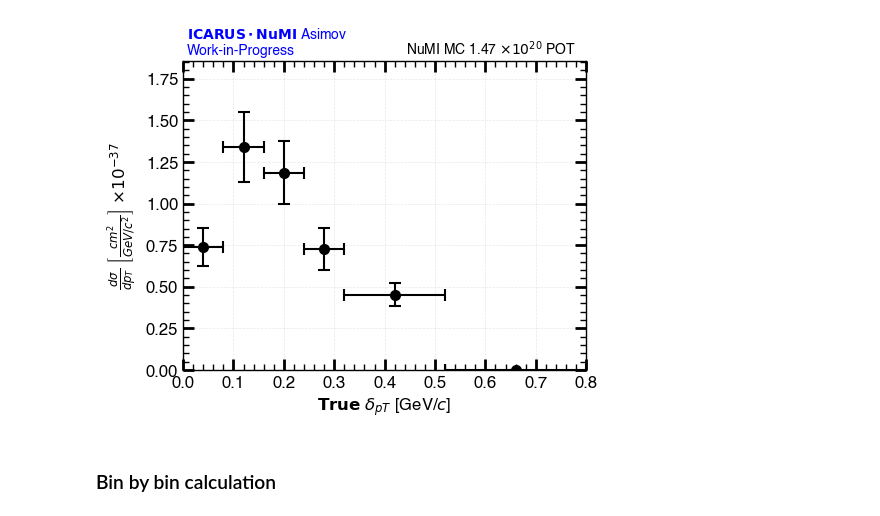
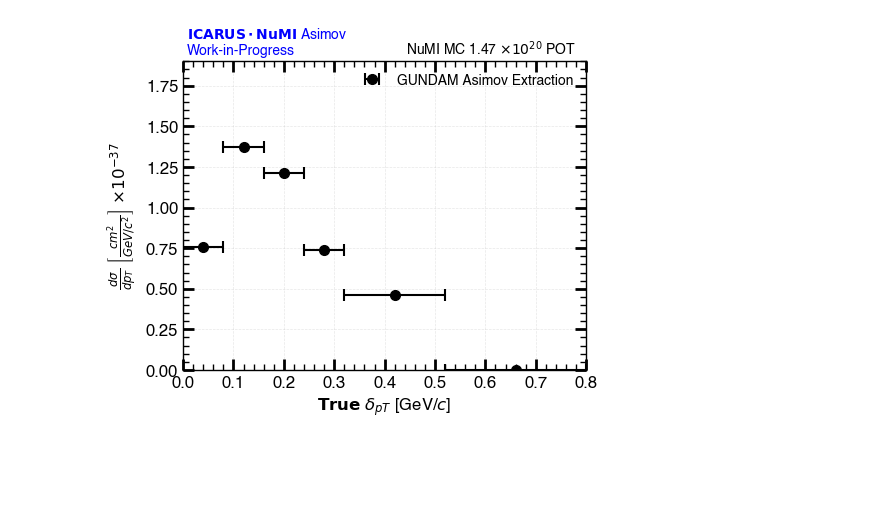
Before and after one commit to rvizarreta/gundam-icarus, a Jupyter notebook: Notebooks/plotXSec.ipynb, the cells around one changed output. Saved outputs shown, nothing was run; the diff lists cells and outputs as text; code cells hidden in the pictures; blank space fills up the shorter version.

```diff
--- a/Notebooks/plotXSec.ipynb
+++ b/Notebooks/plotXSec.ipynb
@@ -6,6 +7,6 @@ import numpy as np
 # %%
 def plot_cross_section(filename, hist_path, xlabel, ylabel, bin_edges_labels,
-                       title_line1=None,
+                       title_line1=None, label=None,
                        figsize=(5, 4), output_name=None, pot='POT'):
     """
     Plot cross-section data from a ROOT file with error bars.
@@ -55,7 +56,7 @@ def plot_cross_section(filename, hist_path, xlabel, ylabel, bin_edges_labels,
     ax.errorbar(bin_centers,
                 bin_values,
                 xerr=bin_widths / 2,  # Half bin width for symmetric error bars
-                yerr=bin_errors,
+                #yerr=bin_errors,
                 fmt='o',
                 markersize=7,
                 markerfacecolor='black',
@@ -64,6 +65,7 @@ def plot_cross_section(filename, hist_path, xlabel, ylabel, bin_edges_labels,
                 capsize=4,
                 capthick=1.5,
                 elinewidth=1.5,
+                label=label,
                 linewidth=2)
 
     # Set axis labels
@@ -125,22 +127,27 @@ def plot_cross_section(filename, hist_path, xlabel, ylabel, bin_edges_labels,
     # Grid
     ax.grid(True, alpha=0.3)
 
+    # Add legend
+    ax.legend(loc='best', fontsize=10, framealpha=0.9)
+
     # Save the plot
     if output_name is None:
         output_name = f"{hist.name}_matplotlib.png"
-    plt.savefig(output_name, dpi=300, bbox_inches='tight')
+    #plt.savefig(output_name, dpi=300, bbox_inches='tight')
+
+    # Return the plot
+    return fig, ax
 # %%
-plot_cross_section(
+fig_xs, ax_xs = plot_cross_section(
         filename='/Users/rvizarreta/Library/CloudStorage/GoogleDrive-rvizarreta14@gmail.com/My Drive/🏛 PhD Repository/🚀 Research/🤖 Experiments&Projects/ICARUS/ICARUS_CC0pi_GUNDAM/data/exampleXSec.root',
         hist_path="calcXsec/histograms/TrueDeltaPT_XS_TH1D;1",
         xlabel=r'$\mathbf{True}$ $\delta_{pT}$ [GeV/$c$]',
         ylabel=r'$\frac{d\sigma}{dp_T}$ $\left[\frac{cm^2}{GeV/c^2}\right]$ $\times 10^{-37}$',
         bin_edges_labels=[0.0, 0.08, 0.16, 0.24, 0.32, 0.52, 0.8],
         title_line1=r'$\bf{ICARUS \cdot NuMI}$ Asimov' + '\n' + 'Work-in-Progress',
+        label="GUNDAM Asimov Extraction",
         output_name='TrueDeltaPT_XS_matplotlib.png',
         pot=r'NuMI MC 1.47 $\times 10^{20}$ POT'
 )
 # %% [output]
-[figure, old version]
+[figure, new version]
-# %% [markdown]
-### Bin by bin calculation
```
Also changed, not shown: parts of 7 cells of this notebook, 2 other files.
